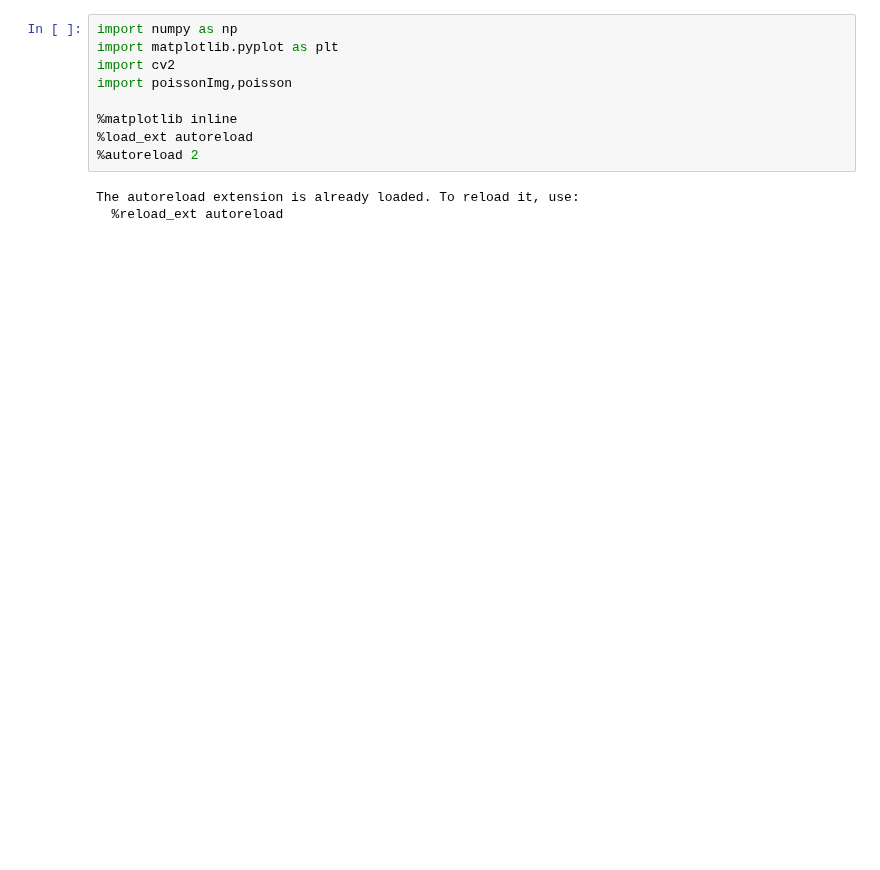
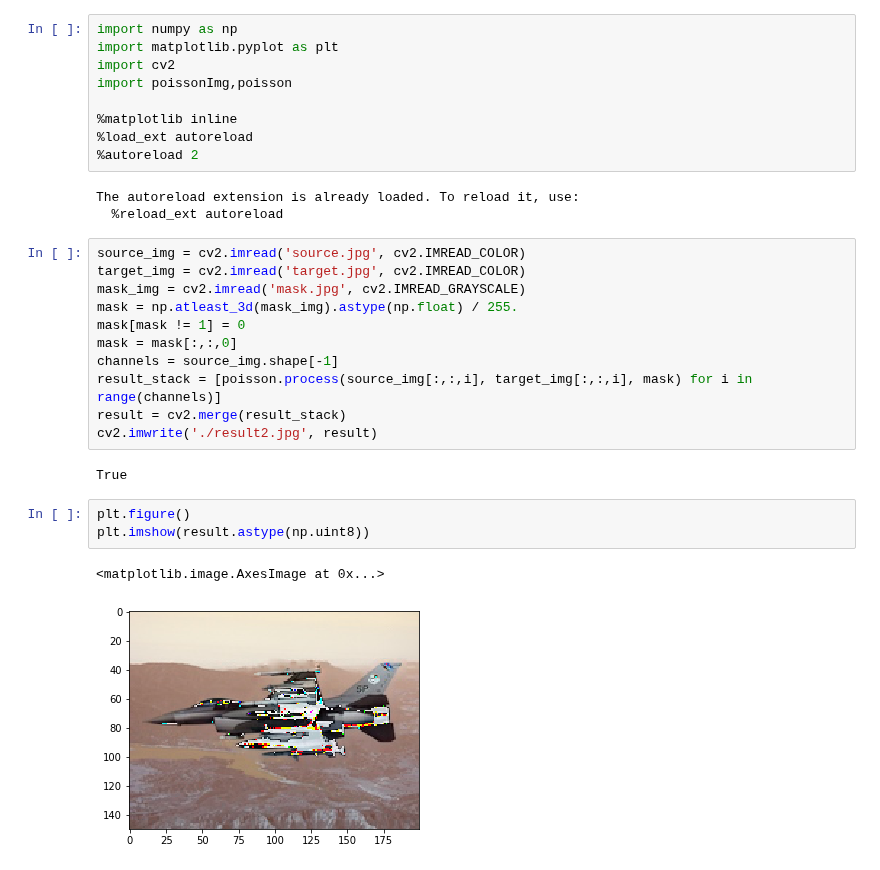
Before and after one commit to longle2718/fundaCS, a Jupyter notebook: poissonImg/poissonImg.ipynb, the cells around one changed output. Drawn from its saved outputs; the diff is of its cells as text; blank space fills up the shorter version.

```diff
--- a/poissonImg/poissonImg.ipynb
+++ b/poissonImg/poissonImg.ipynb
@@ -10,5 +10,24 @@ import poissonImg,poisson
 # %% [output]
 The autoreload extension is already loaded. To reload it, use:
   %reload_ext autoreload
+# %%
+source_img = cv2.imread('source.jpg', cv2.IMREAD_COLOR)
+target_img = cv2.imread('target.jpg', cv2.IMREAD_COLOR)
+mask_img = cv2.imread('mask.jpg', cv2.IMREAD_GRAYSCALE)
+mask = np.atleast_3d(mask_img).astype(np.float) / 255.
+mask[mask != 1] = 0
+mask = mask[:,:,0]
+channels = source_img.shape[-1]
+result_stack = [poisson.process(source_img[:,:,i], target_img[:,:,i], mask) for i in range(channels)]
+result = cv2.merge(result_stack)
+cv2.imwrite('./result2.jpg', result)
+# %% [output]
+True
+# %%
+plt.figure()
+plt.imshow(result.astype(np.uint8))
+# %% [output]
+<matplotlib.image.AxesImage at 0x...>
+[figure, added]
 # %%
 # read images
```
Also changed, not shown: parts of 4 cells of this notebook, 2 other files.
